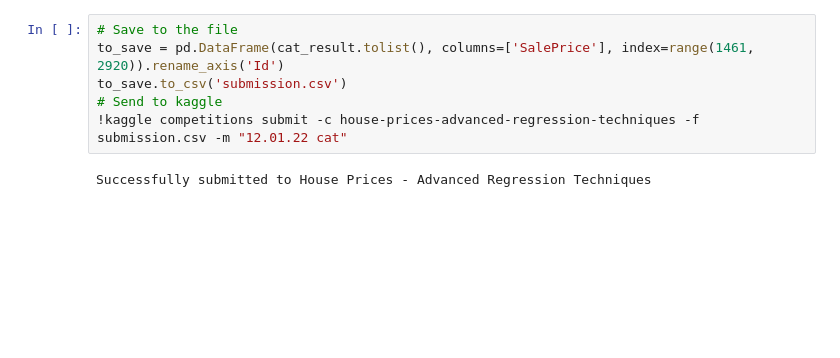
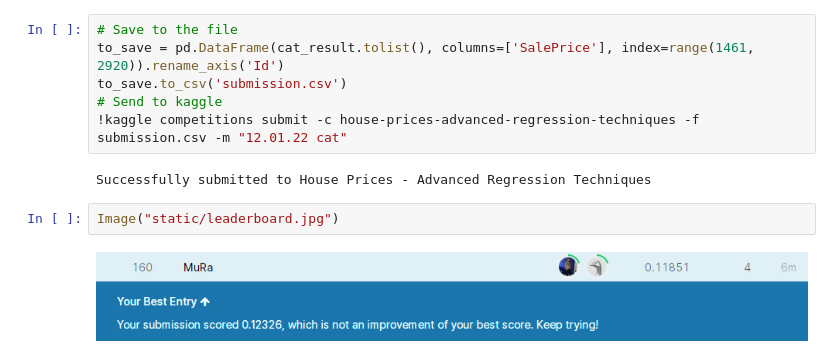
Before and after one commit to raulgad/House_Prices, a Jupyter notebook: House Prices.ipynb, the cells around one changed output. Drawn from its saved outputs; the diff is of its cells as text; blank space fills up the shorter version.

```diff
--- a/House Prices.ipynb
+++ b/House Prices.ipynb
@@ -319,3 +319,7 @@ to_save.to_csv('submission.csv')
 !kaggle competitions submit -c house-prices-advanced-regression-techniques -f submission.csv -m "12.01.22 cat"
 # %% [output]
 Successfully submitted to House Prices - Advanced Regression Techniques
+# %%
+Image("static/leaderboard.jpg")
+# %% [output]
+[figure, added]
```
Also changed, not shown: parts of 3 cells of this notebook, 4 other files.
